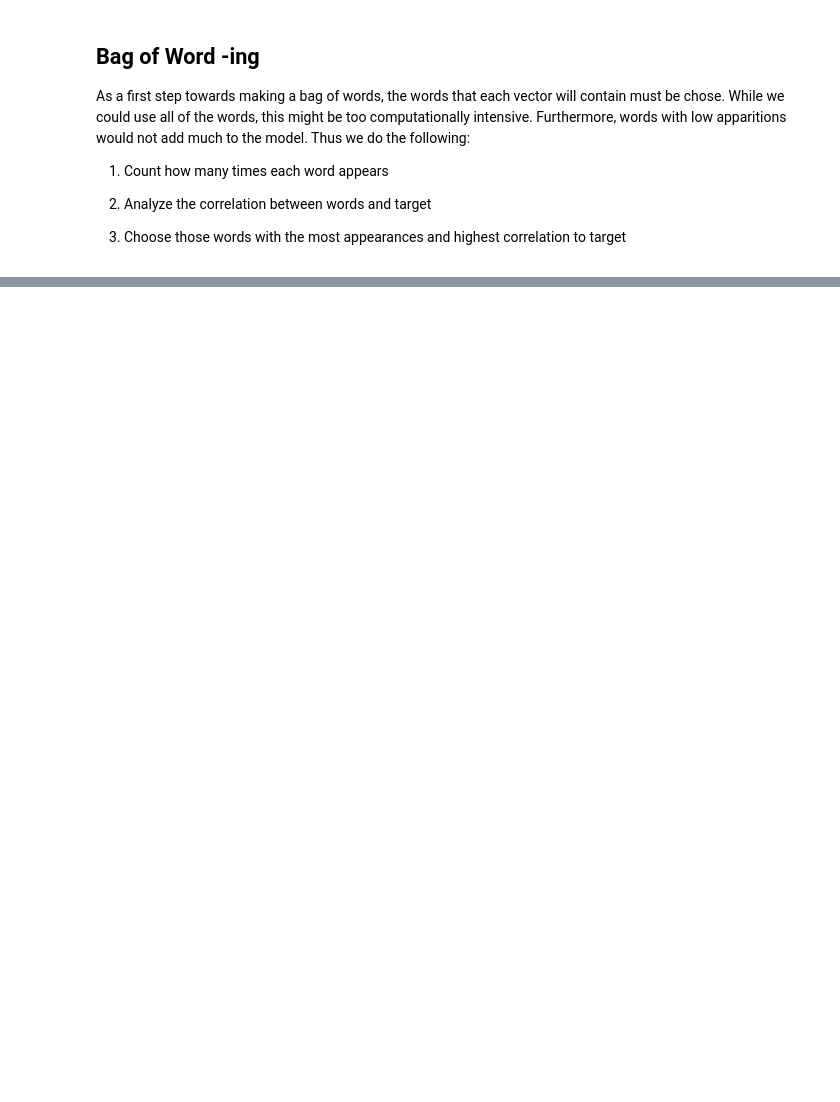
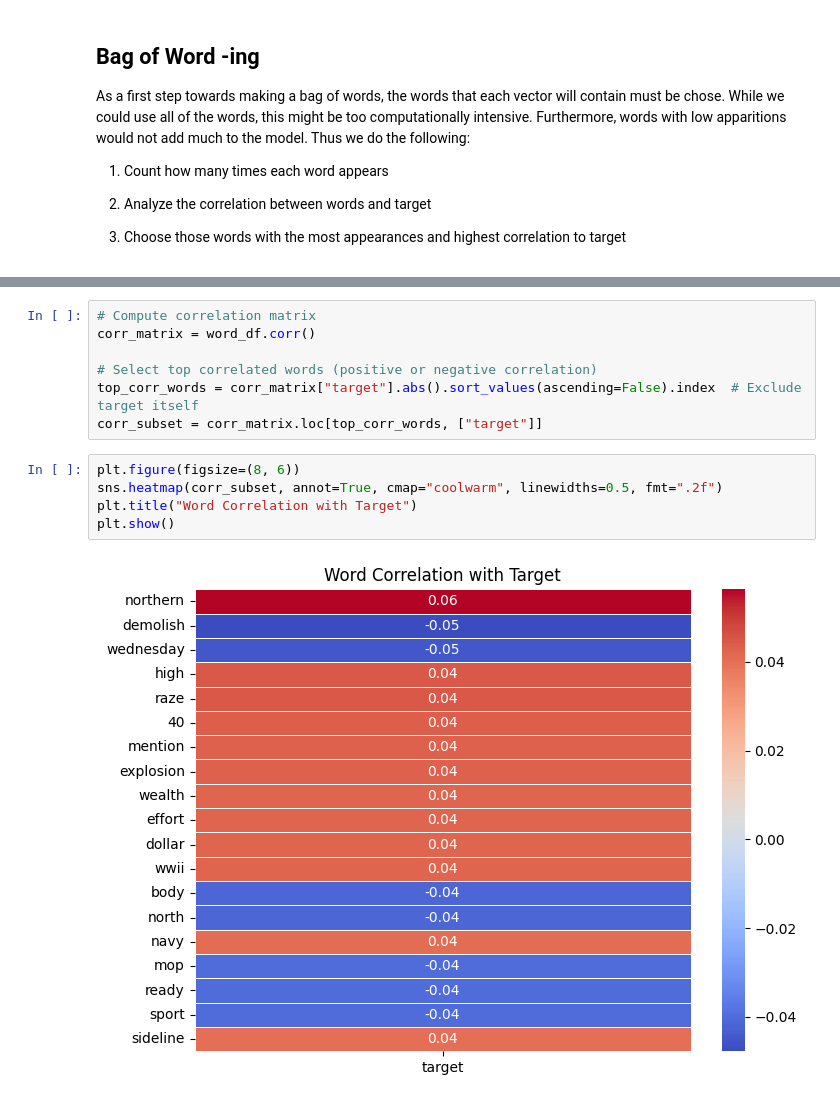
Before and after one commit to Iakovos0997/comp5015-a2, a Jupyter notebook: A2.ipynb, the cells around one changed output, grey strips where cells are left out. Saved outputs shown, nothing was run; the diff lists cells and outputs as text; blank space fills up the shorter version.

```diff
--- a/A2.ipynb
+++ b/A2.ipynb
@@ -207,0 +304,14 @@ most_common_words = [word for word, count in word_counts.most_common(M)]
+# %%
+# Compute correlation matrix
+corr_matrix = word_df.corr()
+
+# Select top correlated words (positive or negative correlation)
+top_corr_words = corr_matrix["target"].abs().sort_values(ascending=False).index  # Exclude target itself
+corr_subset = corr_matrix.loc[top_corr_words, ["target"]]
+# %%
+plt.figure(figsize=(8, 6))
+sns.heatmap(corr_subset, annot=True, cmap="coolwarm", linewidths=0.5, fmt=".2f")
+plt.title("Word Correlation with Target")
+plt.show()
+# %% [output]
+[figure, added]
```
Also changed, not shown: parts of 15 cells of this notebook.
